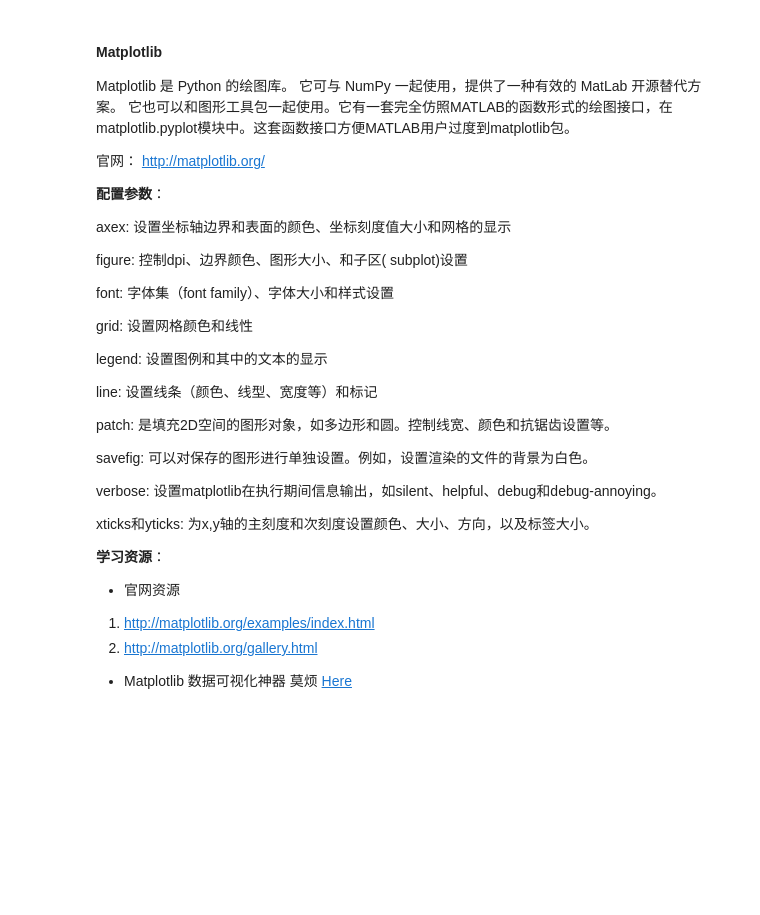
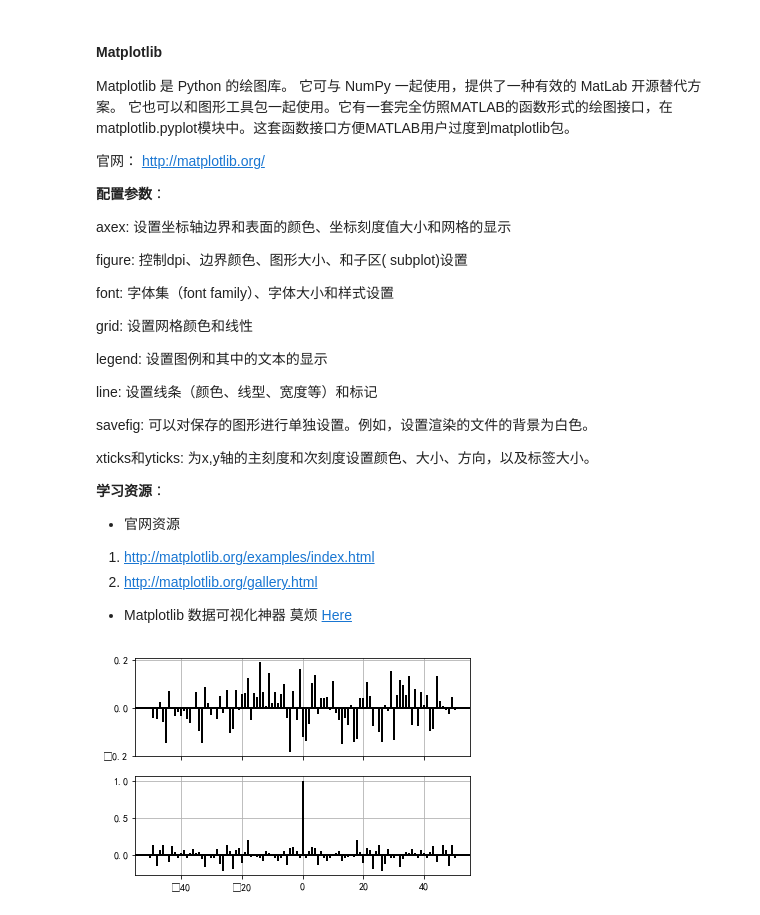
Before and after one commit to xinihe/jrxy_python_course, a Jupyter notebook: BasicSession/matplotlib_learn.ipynb, the cells around one changed output. Drawn from its saved outputs; the diff is of its cells as text; code cells hidden in the pictures; blank space fills up the shorter version.

```diff
--- a/BasicSession/matplotlib_learn.ipynb
+++ b/BasicSession/matplotlib_learn.ipynb
@@ -19,11 +19,7 @@ legend: 设置图例和其中的文本的显示
 
 line: 设置线条（颜色、线型、宽度等）和标记
 
-patch: 是填充2D空间的图形对象，如多边形和圆。控制线宽、颜色和抗锯齿设置等。
-
 savefig: 可以对保存的图形进行单独设置。例如，设置渲染的文件的背景为白色。
-
-verbose: 设置matplotlib在执行期间信息输出，如silent、helpful、debug和debug-annoying。
 
 xticks和yticks: 为x,y轴的主刻度和次刻度设置颜色、大小、方向，以及标签大小。
 
@@ -37,3 +33,27 @@ xticks和yticks: 为x,y轴的主刻度和次刻度设置颜色、大小、方向
 
 
 - Matplotlib 数据可视化神器 莫烦 [Here](https://morvanzhou.github.io/tutorials/data-manipulation/plt/)
+# %%
+import matplotlib.pyplot as plt
+import numpy as np
+
+matplotlib.rcParams['axes.unicode_minus']=False
+# %%
+
+# Fixing random state for reproducibility
+np.random.seed(19680801)
+
+
+x, y = np.random.randn(2, 100)
+fig, [ax1, ax2] = plt.subplots(2, 1, sharex=True)
+ax1.xcorr(x, y, usevlines=True, maxlags=50, normed=True, lw=2)
+ax1.grid(True)
+ax1.axhline(0, color='black', lw=2)
+
+ax2.acorr(x, usevlines=True, normed=True, maxlags=50, lw=2)
+ax2.grid(True)
+ax2.axhline(0, color='black', lw=2)
+
+plt.show()
+# %% [output]
+[figure, added]
```
Also changed, not shown: parts of 7 cells of this notebook, 4 other files.
